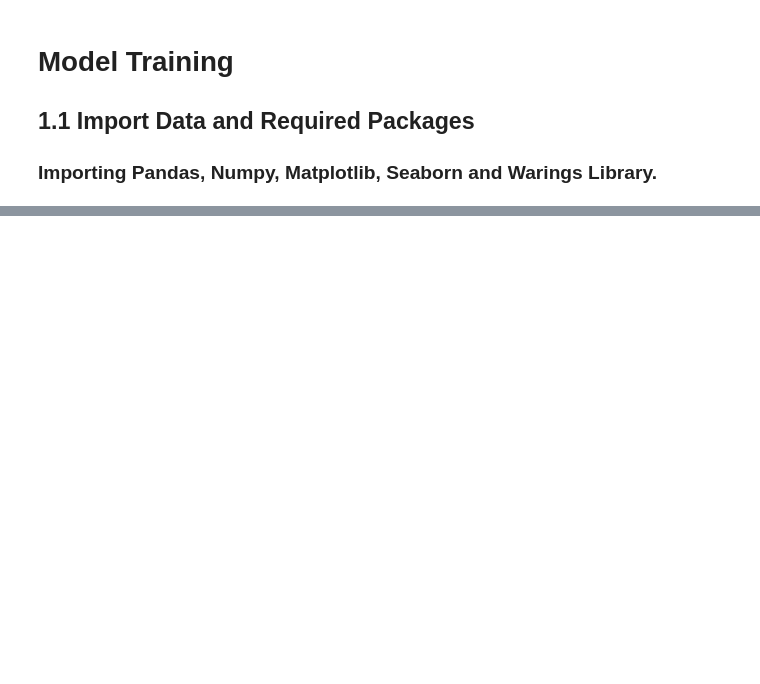
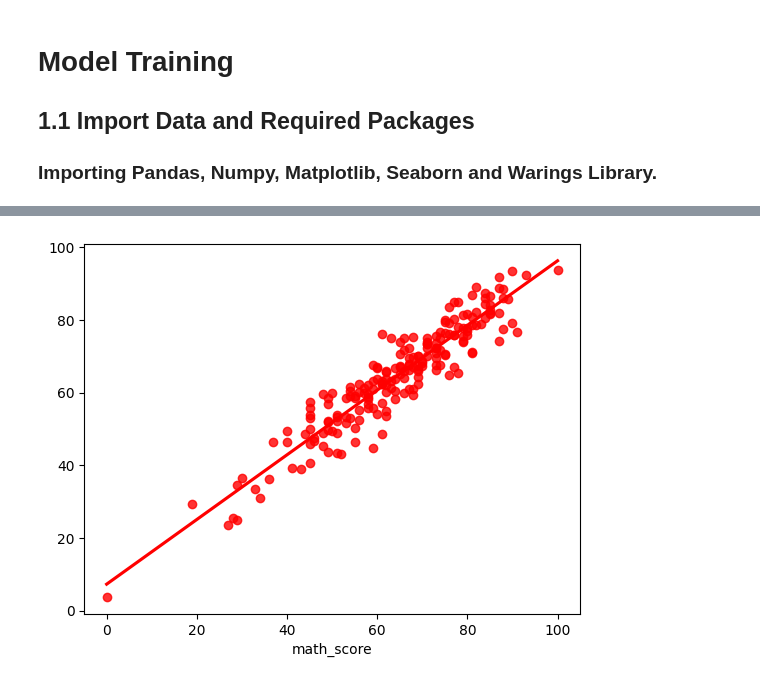
Before and after one commit to AbhinavS-30/Student-Performance-Indicator, a Jupyter notebook: notebook/model_training.ipynb, the cells around one changed output, grey strips where cells are left out. Saved outputs shown, nothing was run; the diff lists cells and outputs as text; code cells hidden in the pictures; blank space fills up the shorter version.

```diff
--- a/notebook/model_training.ipynb
+++ b/notebook/model_training.ipynb
@@ -24,0 +222,4 @@ import warnings
+# %%
+sns.regplot(x=y_test,y=y_pred,ci=None,color ='red');
+# %% [output]
+[figure, added]
```
Also changed, not shown: parts of 22 cells of this notebook, 6 other files.
